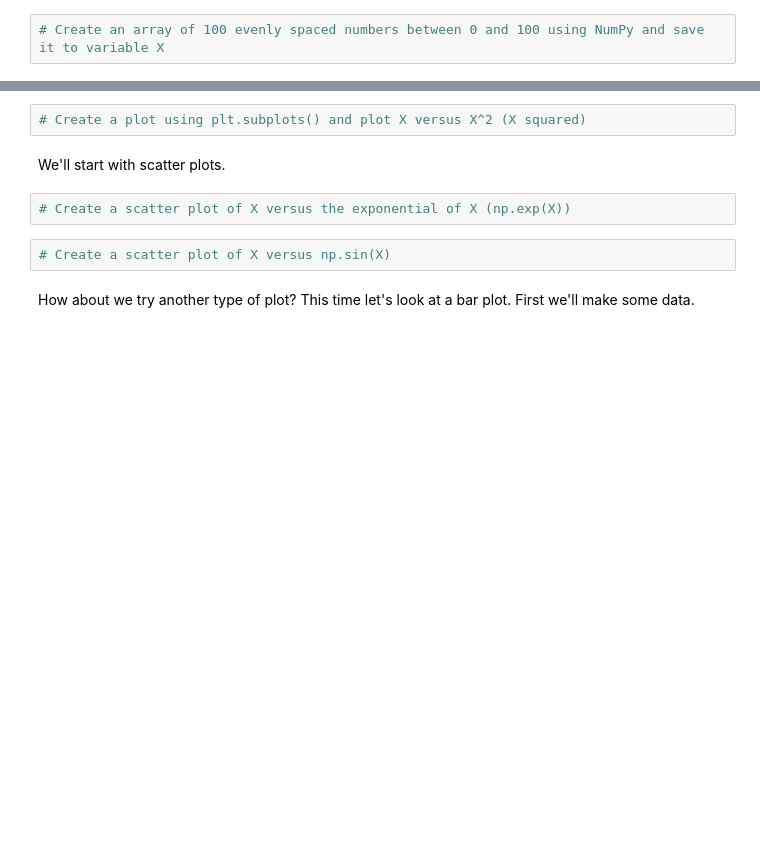
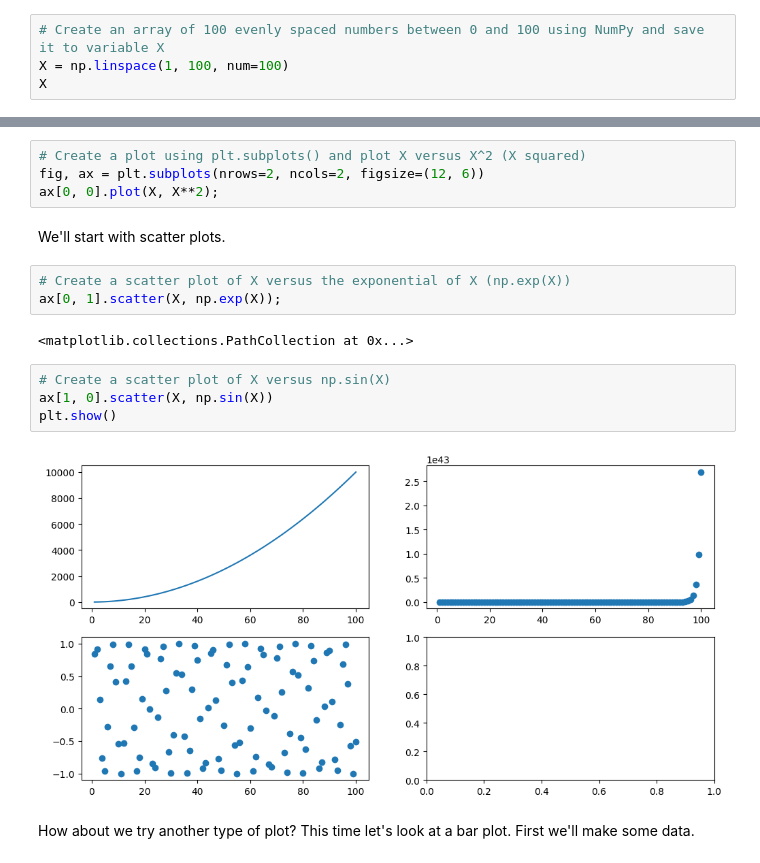
Before and after one commit to AlexLiang230410/ML_Sample_Project, a Jupyter notebook: matplotlib-exercises.ipynb, the cells around one changed output, grey strips where cells are left out. Cells and saved outputs as stored; diff of their text form; blank space fills up the shorter version.

```diff
--- a/matplotlib-exercises.ipynb
+++ b/matplotlib-exercises.ipynb
@@ -76,2 +91,4 @@ To help us, we'll import NumPy.
 # %%
 # Create an array of 100 evenly spaced numbers between 0 and 100 using NumPy and save it to variable X
+X = np.linspace(1, 100, num=100)
+X
@@ -78,11 +106,20 @@ To help us, we'll import NumPy.
 # %%
 # Create a plot using plt.subplots() and plot X versus X^2 (X squared)
+fig, ax = plt.subplots(nrows=2, ncols=2, figsize=(12, 6))
+ax[0, 0].plot(X, X**2);
 # %% [markdown]
 We'll start with scatter plots.
 # %%
 # Create a scatter plot of X versus the exponential of X (np.exp(X))
+ax[0, 1].scatter(X, np.exp(X));
+# %% [output]
+<matplotlib.collections.PathCollection at 0x...>
 # %%
 # Create a scatter plot of X versus np.sin(X)
+ax[1, 0].scatter(X, np.sin(X))
+plt.show()
+# %% [output]
+[figure, added]
 # %% [markdown]
 How about we try another type of plot? This time let's look at a bar plot. First we'll make some data.
 # %%
```
Also changed, not shown: parts of 25 cells of this notebook, 1 other file.
